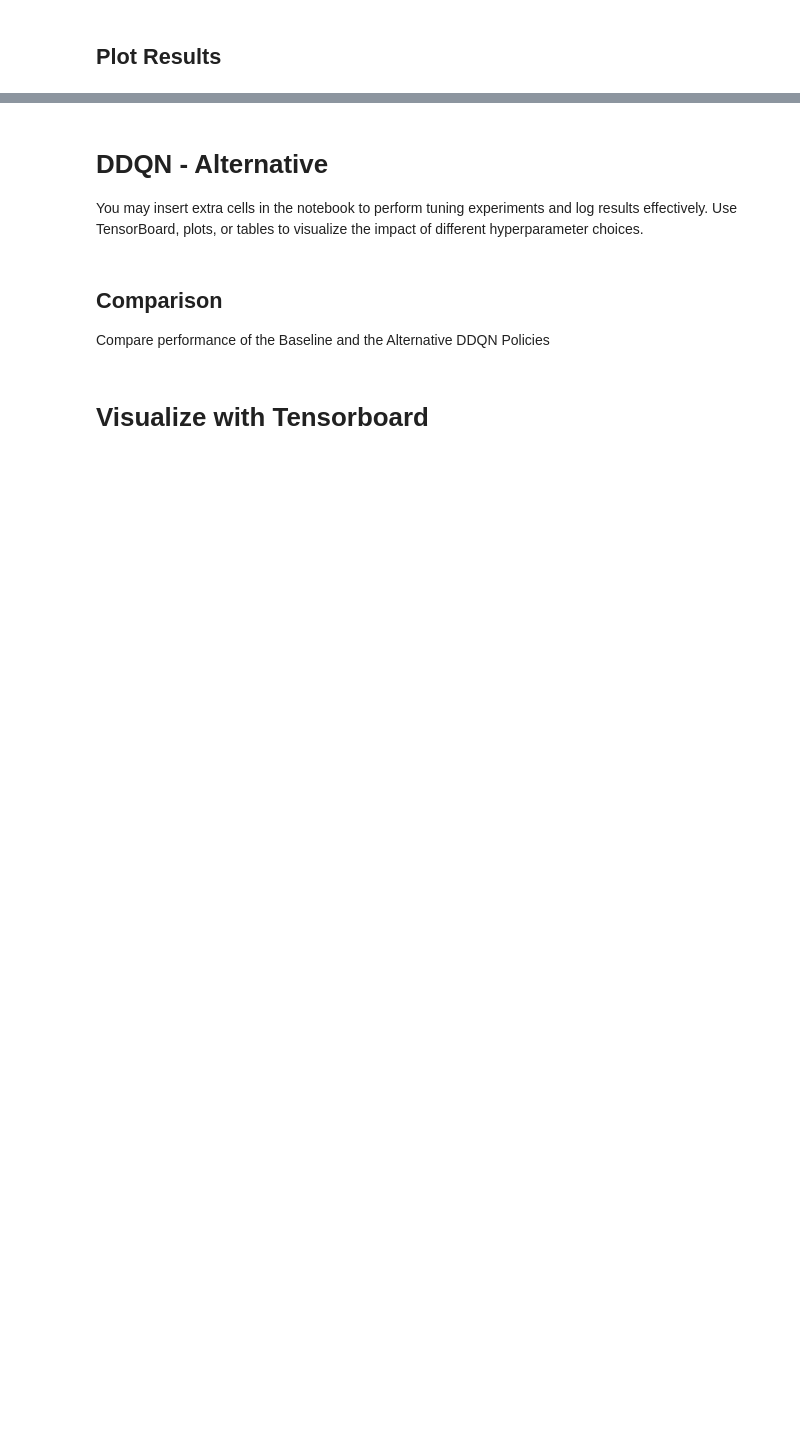
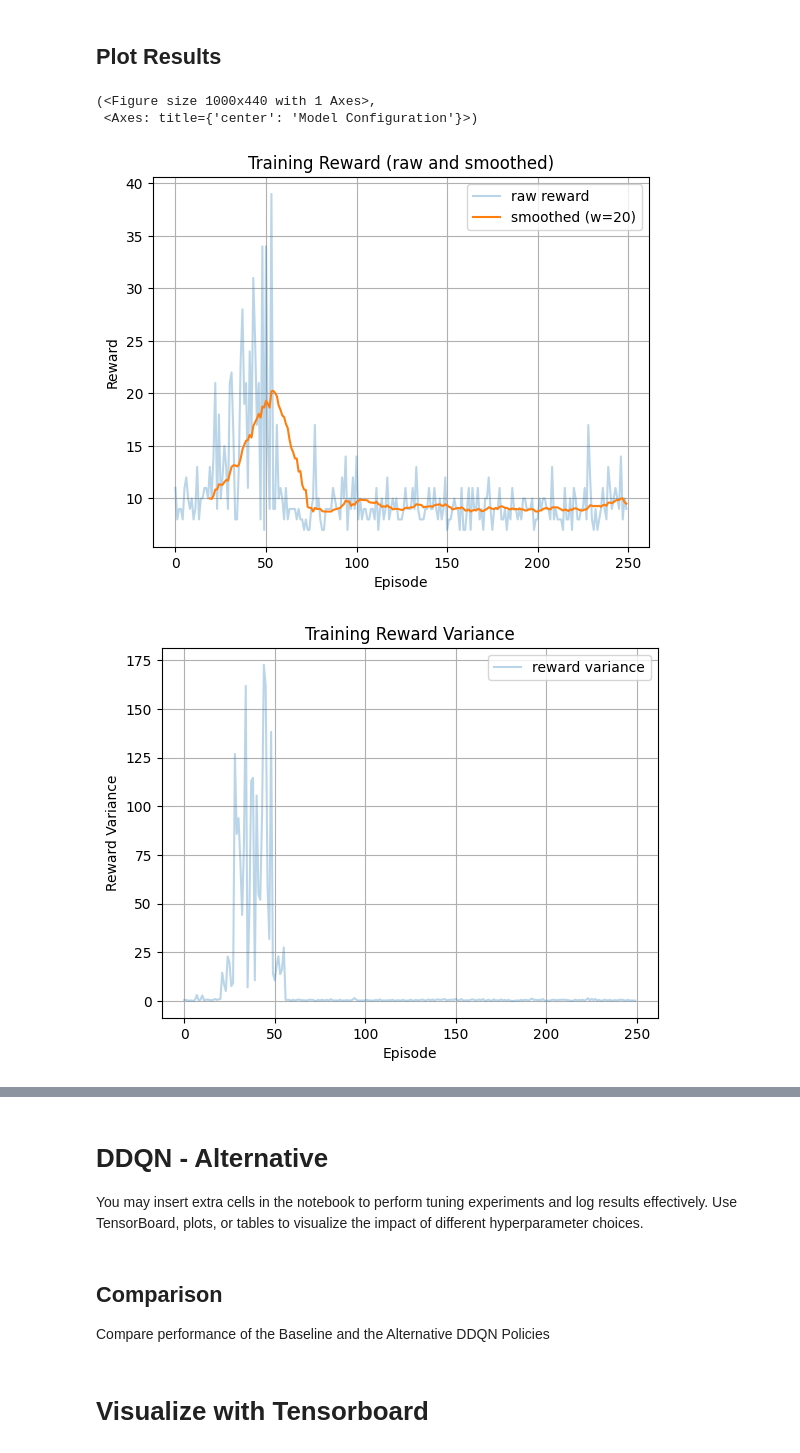
Before and after one commit to IsaacSuo/DRL-pub, a Jupyter notebook: EEC4400_Assignment_skeleton.ipynb, the cells around one changed output, grey strips where cells are left out. Drawn from its saved outputs; the diff is of its cells as text; code cells hidden in the pictures; blank space fills up the shorter version.

Commit message:
add some results

```diff
--- a/EEC4400_Assignment_skeleton.ipynb
+++ b/EEC4400_Assignment_skeleton.ipynb
@@ -859,8 +859,7 @@ from model.ddqn import DoubleDeepQNetworkTagetModel, DoubleDeepQNetworkEvalModel
 from config.ddqn_cfg import DDQNConfig
 
 # Define the eval (online) network
-eval_model = DoubleDeepQNetworkEvalModel(
-    DDQNConfig(
+ddqn_cfg_eval = DDQNConfig(
     input_dim=state_size,
     output_dim=action_size,
     use_bias=True,
@@ -869,11 +868,11 @@ eval_model = DoubleDeepQNetworkEvalModel(
     optimizer='adam',
     loss=MeanSquaredError(),
     metrics=['accuracy'])
-)
+eval_model = DoubleDeepQNetworkEvalModel(ddqn_cfg_eval)
 print('eval_model:')
 eval_model.summary()
-eval_model_planb = DoubleDeepQNetworkEvalModel(
-    DDQNConfig(
+
+ddqn_cfg_eval_planb = DDQNConfig(
     input_dim=state_size,
     output_dim=action_size,
     use_bias=True,
@@ -882,13 +881,12 @@ eval_model_planb = DoubleDeepQNetworkEvalModel(
     optimizer='adam',
     loss=MeanSquaredError(),
     metrics=['accuracy'])
-)
+eval_model_planb = DoubleDeepQNetworkEvalModel(ddqn_cfg_eval_planb)
 print('eval_model(planb):')
 eval_model_planb.summary()
 
 # Create target_model with the same architecture
-target_model = DoubleDeepQNetworkTagetModel(
-    DDQNConfig(
+ddqn_cfg_target = DDQNConfig(
     input_dim=state_size,
     output_dim=action_size,
     use_bias=True,
@@ -897,21 +895,20 @@ target_model = DoubleDeepQNetworkTagetModel(
     optimizer='adam',
     loss=MeanSquaredError(),
     metrics=['accuracy'])
-)
+target_model = DoubleDeepQNetworkTagetModel(ddqn_cfg_target)
 print('target_model:')
 target_model.summary()
 
-target_model_planb = DoubleDeepQNetworkTagetModel(
-    DDQNConfig(
+ddqn_cfg_target_planb = DDQNConfig(
     input_dim=state_size,
     output_dim=action_size,
     use_bias=True,
     is_compiled=False,
-    hidden_dims=[20, 20],
+    hidden_dims=[64, 64],
     optimizer='adam',
     loss=MeanSquaredError(),
     metrics=['accuracy'])
-)
+target_model_planb = DoubleDeepQNetworkTagetModel(ddqn_cfg_target_planb)
 print('target_model(planb):')
 target_model_planb.summary()
 # target_model = Sequential()
@@ -984,5 +981,5 @@ ddqn_trainner = Trainer(
     model_dir="ddqn_baseline",
     get_run_logdir=get_run_logdir,
 )
-ddqn_trainner.train(xqy_policy, train_cfg)
+ddqn_trainner.train(xqy_policy_planb, train_cfg)
 # %% [output]
@@ -1034,0 +1005,14 @@ def plot_smoothed_training_rwd(train_rwd_list, window_size=20):
+# %%
+from visualization import VisualResult
+res_xqy_policy = VisualResult(xqy_policy, train_cfg, ddqn_cfg_target)
+res_xqy_policy_planb = VisualResult(xqy_policy_planb, train_cfg, ddqn_cfg_target_planb)
+# %%
+res_xqy_policy_planb.plot_smoothed_training_rwd()
+res_xqy_policy_planb.plot_eval_rwd_var()
+res_xqy_policy_planb.table_hyperparameters()
+res_xqy_policy_planb.table_model_architecture()
+# %% [output]
+(<Figure size 1000x440 with 1 Axes>,
+ <Axes: title={'center': 'Model Configuration'}>)
+[figure, added]
+[figure, added]
```
Also changed, not shown: parts of 12 cells of this notebook, 14 other files.
